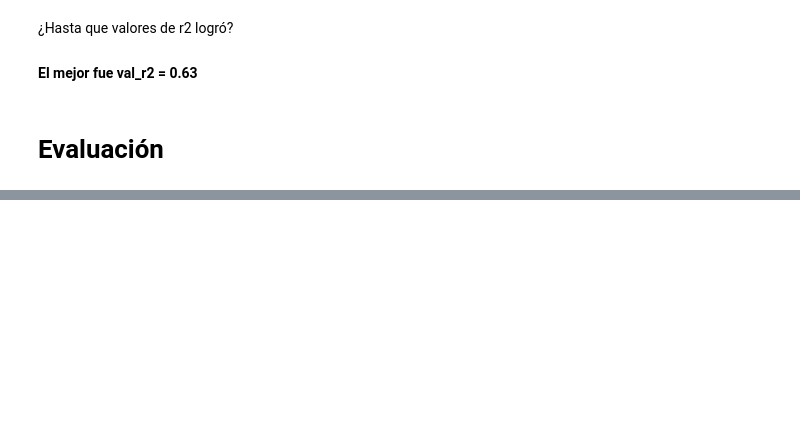
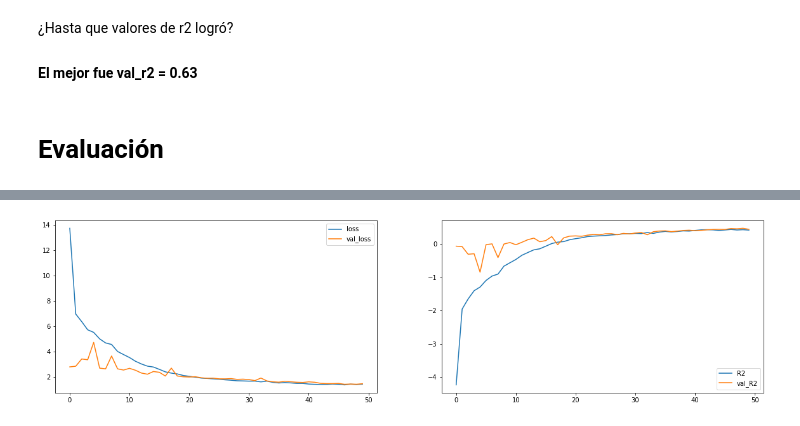
Before and after one commit to julietabraunstein/TP_final_bioinfomatica, a Jupyter notebook: 003_train_LSTM.ipynb, the cells around one changed output, grey strips where cells are left out. Saved outputs shown, nothing was run; the diff lists cells and outputs as text; code cells hidden in the pictures; blank space fills up the shorter version.

```diff
--- a/003_train_LSTM.ipynb
+++ b/003_train_LSTM.ipynb
@@ -293,0 +371,5 @@ plt.show
+# %%
+X_train, X_test, y_train, y_test = train_test_split(X, y, test_size=0.2, random_state=42)
+# %%
+dgen_train = DataGenerator(X_train, y_train, seq_length=max_sequence_len, batch_size=128, data_augmentation=True)
+dgen_test = DataGenerator(X_test, y_test, seq_length=max_sequence_len, batch_size=128, data_augmentation=False)
@@ -293,0 +398,11 @@ plt.show
+# %%
+model = Sequential()
+cells=100
+# Implementar modelo completo
+model.add(Embedding(len(smiles_dict)+1,64,input_length=max_sequence_len))
+model.add(Bidirectional(LSTM(cells,return_state=False, return_sequences=False, activation='tanh')))
+model.add(Dense(50,activation='relu'))
+#model.add(BatchNormalization())
+model.add(Dropout(0.8))
+model.add(Activation('relu'))
+model.add(Dense(1, activation='linear'))
@@ -293,0 +429,2 @@ plt.show
+# %%
+model.compile(optimizer=RMSprop(learning_rate=0.01), loss='mse', metrics=[R2])
@@ -293,0 +433,4 @@ plt.show
+# %%
+history = model.fit(dgen_train, epochs=50, validation_data = dgen_test, callbacks=[plot_losses])
+# %% [output]
+[figure, added]
```
Also changed, not shown: parts of 46 cells of this notebook.
